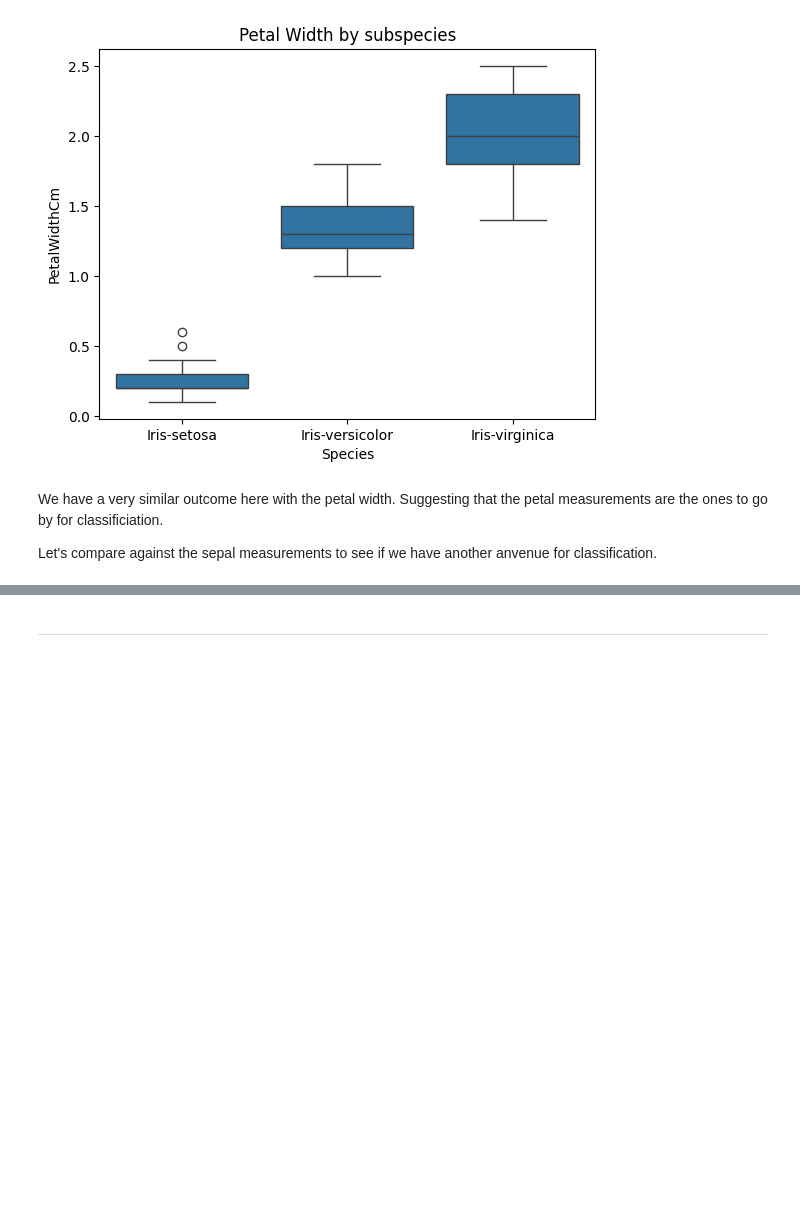
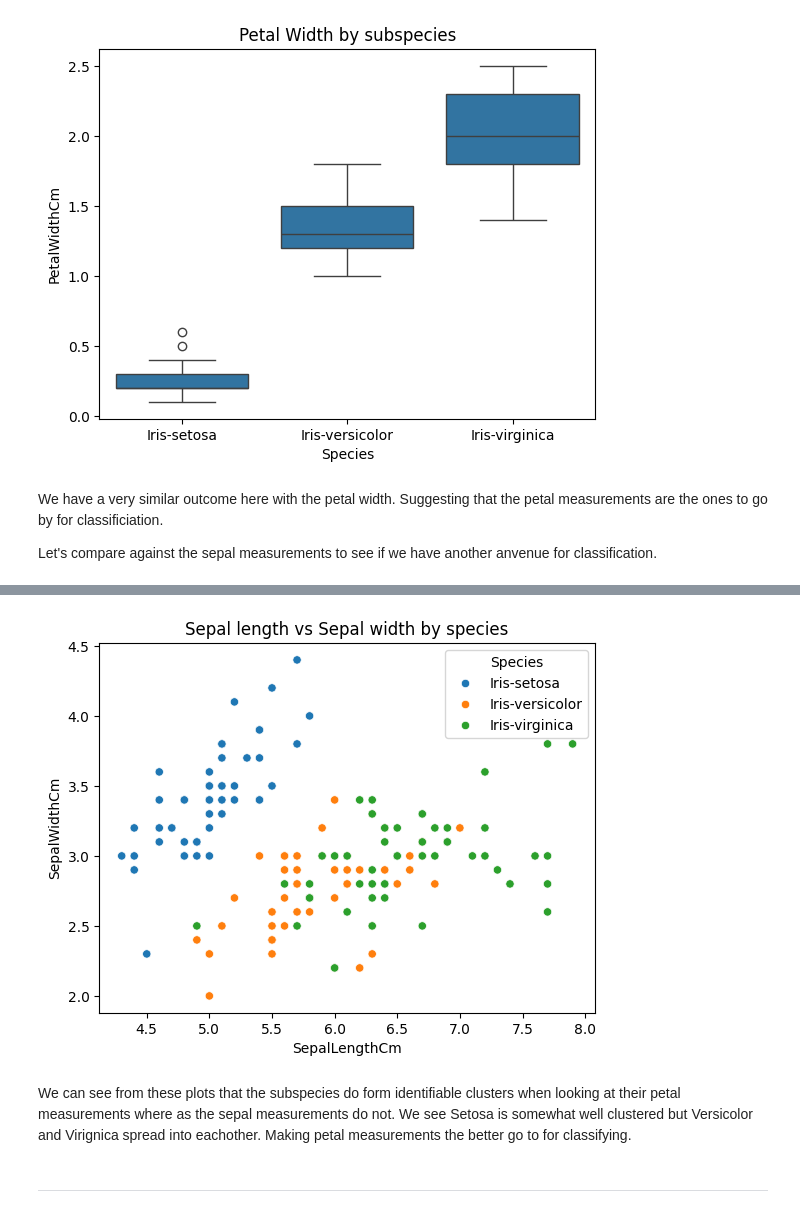
Before and after one commit to 13NateMate37/Practice_with_Iris_take2, a Jupyter notebook: jupyter_notebooks/2_irisprac_EDA copy.ipynb, the cells around one changed output, grey strips where cells are left out. Saved outputs shown, nothing was run; the diff lists cells and outputs as text; code cells hidden in the pictures; blank space fills up the shorter version.

```diff
--- a/jupyter_notebooks/2_irisprac_EDA copy.ipynb
+++ b/jupyter_notebooks/2_irisprac_EDA copy.ipynb
@@ -187,3 +234,17 @@ plt.show()
+# %%
+sns.scatterplot(
+    data=df_clean,
+    x="SepalLengthCm",
+    y="SepalWidthCm",
+    hue="Species"
+)
+
+plt.title("Sepal length vs Sepal width by species")
+plt.show()
+# %% [output]
+[figure, added]
+# %% [markdown]
+We can see from these plots that the subspecies do form identifiable clusters when looking at their petal measurements where as the sepal measurements do not. We see Setosa is somewhat well clustered but Versicolor and Virignica spread into eachother. Making petal measurements the better go to for classifying.
 # %% [markdown]
 ---
 # %% [markdown]
```
Also changed, not shown: parts of 5 cells of this notebook.
